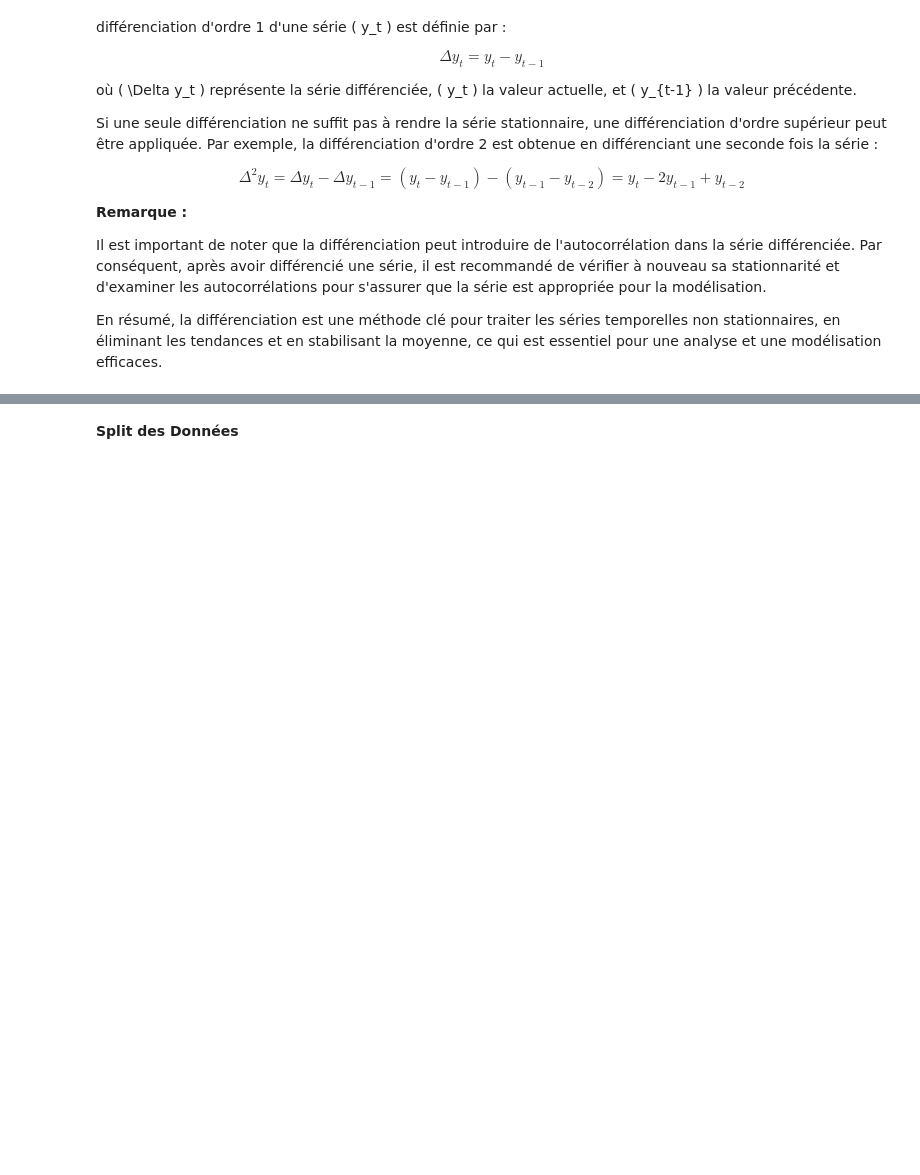
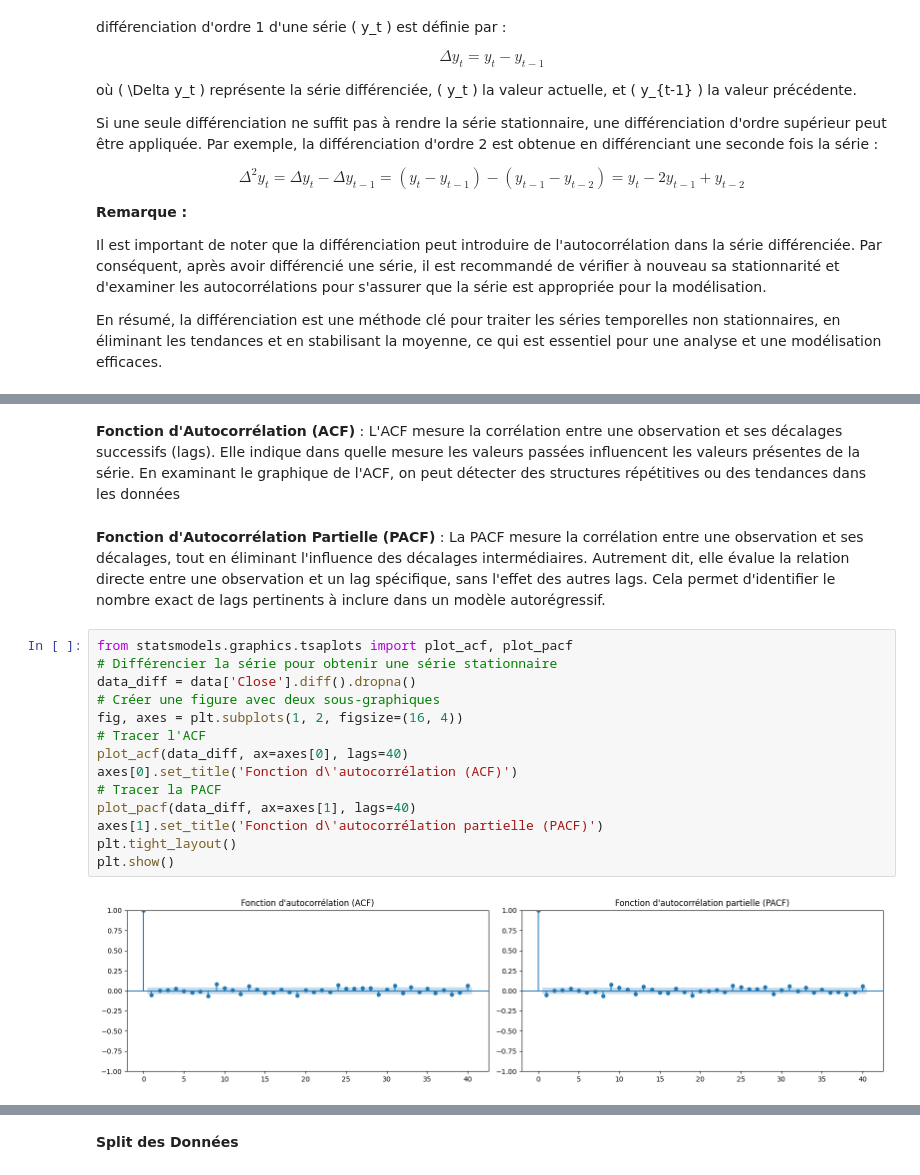
Before and after one commit to hinimdoumorsia/projet_Series_chronologiques, a Jupyter notebook: Preprocessing.ipynb, the cells around one changed output, grey strips where cells are left out. Saved outputs shown, nothing was run; the diff lists cells and outputs as text; blank space fills up the shorter version.

```diff
--- a/Preprocessing.ipynb
+++ b/Preprocessing.ipynb
@@ -498,0 +612,20 @@ En résumé, la différenciation est une méthode clé pour traiter les séries
+# %% [markdown]
+**Fonction d'Autocorrélation (ACF)** : L'ACF mesure la corrélation entre une observation et ses décalages successifs (lags). Elle indique dans quelle mesure les valeurs passées influencent les valeurs présentes de la série. En examinant le graphique de l'ACF, on peut détecter des structures répétitives ou des tendances dans les données
+# %% [markdown]
+**Fonction d'Autocorrélation Partielle (PACF)** : La PACF mesure la corrélation entre une observation et ses décalages, tout en éliminant l'influence des décalages intermédiaires. Autrement dit, elle évalue la relation directe entre une observation et un lag spécifique, sans l'effet des autres lags. Cela permet d'identifier le nombre exact de lags pertinents à inclure dans un modèle autorégressif.
+# %%
+from statsmodels.graphics.tsaplots import plot_acf, plot_pacf
+# Différencier la série pour obtenir une série stationnaire
+data_diff = data['Close'].diff().dropna()
+# Créer une figure avec deux sous-graphiques
+fig, axes = plt.subplots(1, 2, figsize=(16, 4))
+# Tracer l'ACF
+plot_acf(data_diff, ax=axes[0], lags=40)
+axes[0].set_title('Fonction d\'autocorrélation (ACF)')
+# Tracer la PACF
+plot_pacf(data_diff, ax=axes[1], lags=40)
+axes[1].set_title('Fonction d\'autocorrélation partielle (PACF)')
+plt.tight_layout()
+plt.show()
+# %% [output]
+[figure, added]
```
Also changed, not shown: parts of 21 cells of this notebook.
